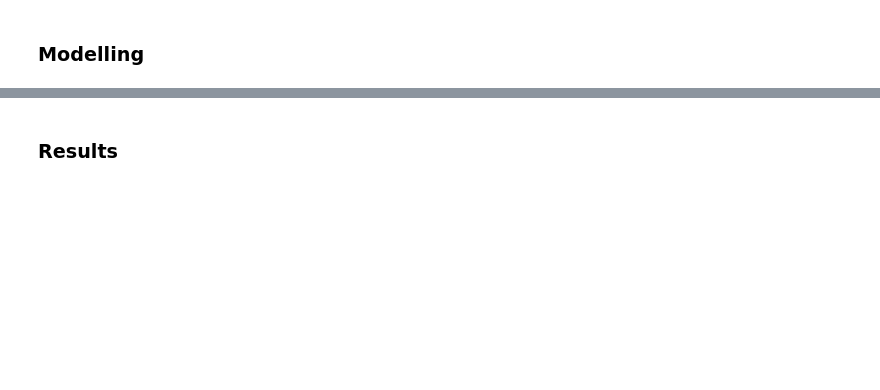
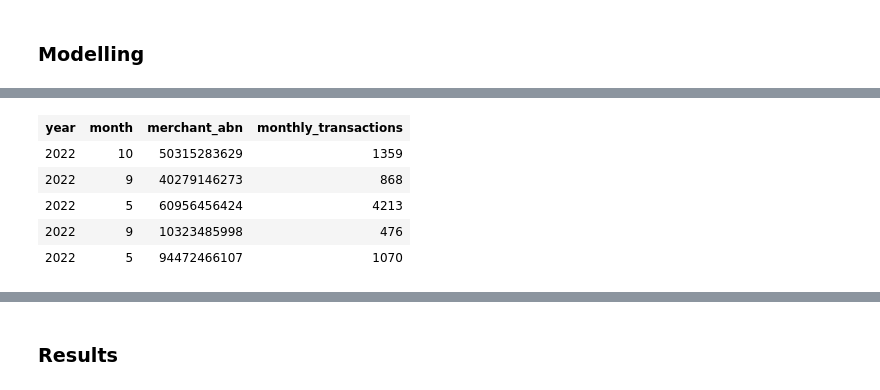
Before and after one commit to MAST30034-Applied-Data-Science/generic-buy-now-pay-later-project-group-35, a Jupyter notebook: notebooks/8-Summary.ipynb, the cells around one changed output, grey strips where cells are left out. Saved outputs shown, nothing was run; the diff lists cells and outputs as text; code cells hidden in the pictures; blank space fills up the shorter version.

```diff
--- a/notebooks/8-Summary.ipynb
+++ b/notebooks/8-Summary.ipynb
@@ -181,0 +187,17 @@ finaldf.limit(5)
+# %%
+modeldf1 = finaldf.withColumn("year", date_format(col("order_datetime"), "yyyy").cast("long"))
+modeldf1 = modeldf1.withColumn("month", date_format(col("order_datetime"), "MM").cast("long"))
+modeldf1 = modeldf1.withColumn('profit', round(finaldf.dollar_value * (finaldf.take_rate / 100), 2))
+
+for field in ("postcode","take_rate"):
+    modeldf1 = modeldf1.withColumn(
+        field,
+        col(field).cast('double')
+    )
+
+modeldf1 = modeldf1.drop("order_datetime","order_id","company_name","consumer_fraud_%","merchant_fraud_%")
+
+modeldf1 = modeldf1.groupBy("year","month","merchant_abn").agg(
+    round(sum("profit"),2).alias("monthly_profit"),
+)
+modeldf1.limit(3)
@@ -181,0 +213,24 @@ finaldf.limit(5)
+# %%
+modeldf2 = finaldf.withColumn("year", date_format(col("order_datetime"), "yyyy").cast("long"))
+modeldf2 = modeldf2.withColumn("month", date_format(col("order_datetime"), "MM").cast("long"))
+
+for field in ("postcode","take_rate"):
+    modeldf2 = modeldf2.withColumn(
+        field,
+        col(field).cast('double')
+    )
+
+modeldf2 = modeldf2.drop("order_datetime","order_id","company_name","consumer_fraud_%","merchant_fraud_%")
+
+modeldf2 = modeldf2.groupBy("year","month","merchant_abn").agg(
+    count("dollar_value").alias("monthly_transactions"),
+)
+
+modeldf2.limit(5)
+# %% [output]
+| year | month | merchant_abn | monthly_transactions |
+| 2022 | 10 | 50315283629 | 1359 |
+| 2022 | 9 | 40279146273 | 868 |
+| 2022 | 5 | 60956456424 | 4213 |
+| 2022 | 9 | 10323485998 | 476 |
+| 2022 | 5 | 94472466107 | 1070 |
```
Also changed, not shown: parts of 16 cells of this notebook, 3 other files.
